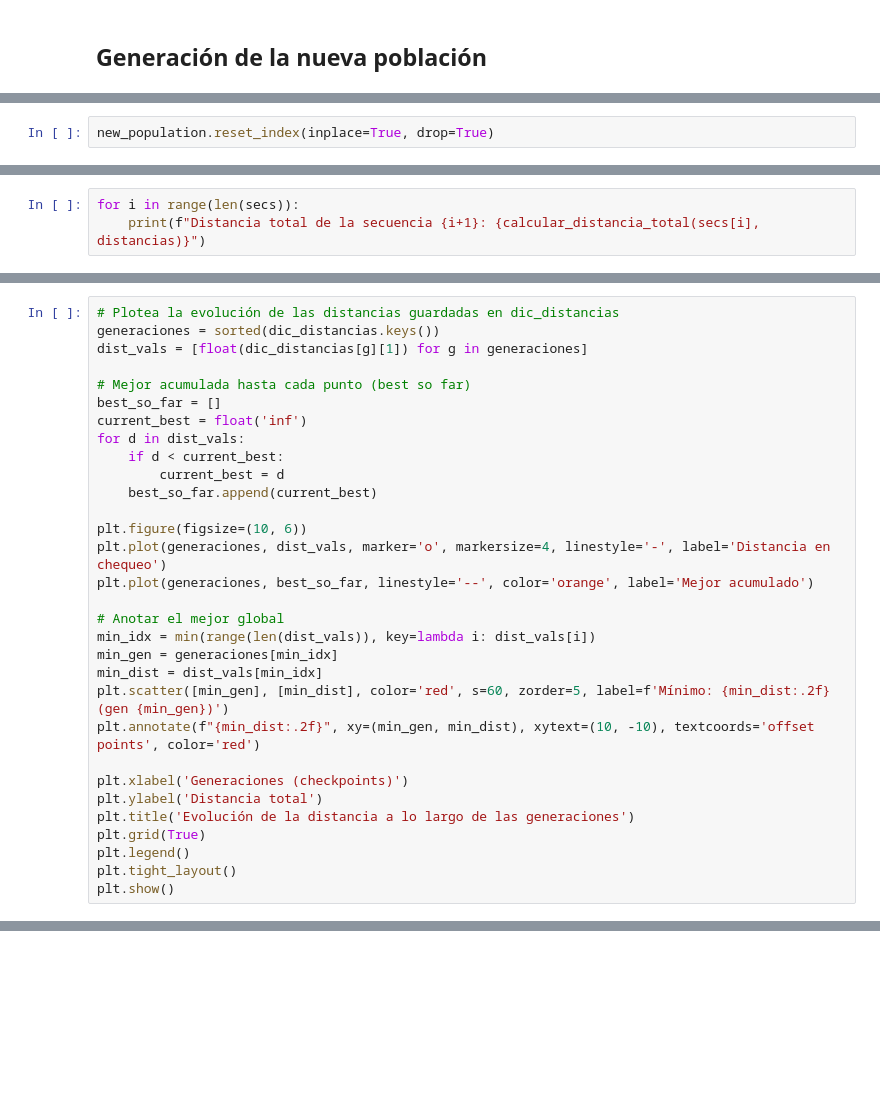
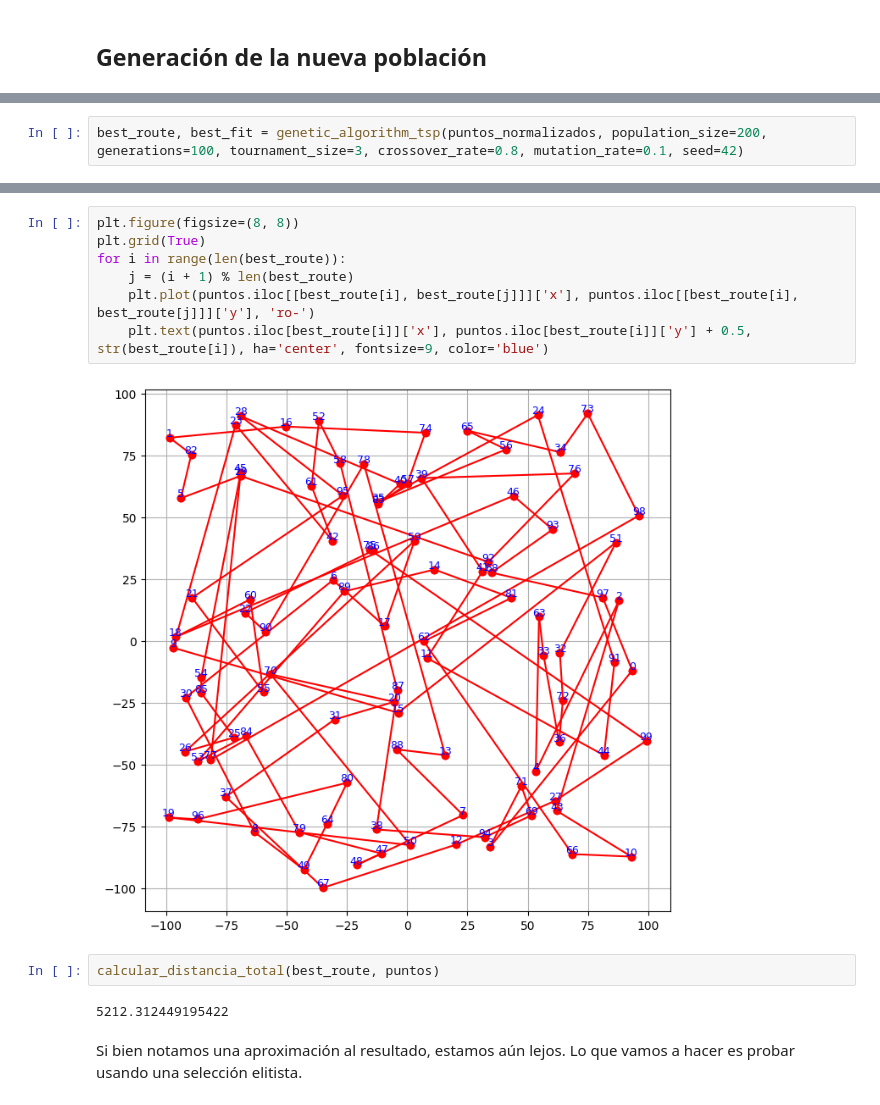
Before and after one commit to josekeh/InvestigacionOperativa, a Jupyter notebook: src/03_TSP-Genetic.ipynb, the cells around one changed output, grey strips where cells are left out. Drawn from its saved outputs; the diff is of its cells as text; blank space fills up the shorter version.

Commit message:
Genetic algorithm TSP - Improvements and fixes + drafts

```diff
--- a/src/03_TSP-Genetic.ipynb
+++ b/src/03_TSP-Genetic.ipynb
@@ -644,2 +505,0 @@ new_population = pd.concat([new_population, pd.DataFrame({'secuencia': non_selec
-# %%
-new_population.reset_index(inplace=True, drop=True)
@@ -793,3 +505,0 @@ def calcular_distancia_total(secuencia, distancias):
-# %%
-for i in range(len(secs)):
-    print(f"Distancia total de la secuencia {i+1}: {calcular_distancia_total(secs[i], distancias)}")
@@ -1261,31 +505,0 @@ Tiempo de ejecución: 1881.873036146164 segundos
-# %%
-# Plotea la evolución de las distancias guardadas en dic_distancias
-generaciones = sorted(dic_distancias.keys())
-dist_vals = [float(dic_distancias[g][1]) for g in generaciones]
-
-# Mejor acumulada hasta cada punto (best so far)
-best_so_far = []
-current_best = float('inf')
-for d in dist_vals:
-    if d < current_best:
-        current_best = d
-    best_so_far.append(current_best)
-
-plt.figure(figsize=(10, 6))
-plt.plot(generaciones, dist_vals, marker='o', markersize=4, linestyle='-', label='Distancia en chequeo')
-plt.plot(generaciones, best_so_far, linestyle='--', color='orange', label='Mejor acumulado')
-
-# Anotar el mejor global
-min_idx = min(range(len(dist_vals)), key=lambda i: dist_vals[i])
-min_gen = generaciones[min_idx]
-min_dist = dist_vals[min_idx]
-plt.scatter([min_gen], [min_dist], color='red', s=60, zorder=5, label=f'Mínimo: {min_dist:.2f} (gen {min_gen})')
-plt.annotate(f"{min_dist:.2f}", xy=(min_gen, min_dist), xytext=(10, -10), textcoords='offset points', color='red')
-
-plt.xlabel('Generaciones (checkpoints)')
-plt.ylabel('Distancia total')
-plt.title('Evolución de la distancia a lo largo de las generaciones')
-plt.grid(True)
-plt.legend()
-plt.tight_layout()
-plt.show()
@@ -1297,0 +567,2 @@ NameError: name 'show_secuencia_evolucion' is not defined
+# %%
+best_route, best_fit = genetic_algorithm_tsp(puntos_normalizados, population_size=200, generations=100, tournament_size=3, crossover_rate=0.8, mutation_rate=0.1, seed=42)
@@ -1297,0 +587,15 @@ NameError: name 'show_secuencia_evolucion' is not defined
+# %%
+plt.figure(figsize=(8, 8))
+plt.grid(True)
+for i in range(len(best_route)):
+    j = (i + 1) % len(best_route)
+    plt.plot(puntos.iloc[[best_route[i], best_route[j]]]['x'], puntos.iloc[[best_route[i], best_route[j]]]['y'], 'ro-')
+    plt.text(puntos.iloc[best_route[i]]['x'], puntos.iloc[best_route[i]]['y'] + 0.5, str(best_route[i]), ha='center', fontsize=9, color='blue')
+# %% [output]
+[figure, added]
+# %%
+calcular_distancia_total(best_route, puntos)
+# %% [output]
+5212.312449195422
+# %% [markdown]
+Si bien notamos una aproximación al resultado, estamos aún lejos. Lo que vamos a hacer es probar usando una selección elitista.
```
Also changed, not shown: parts of 86 cells of this notebook, 1 other file.
